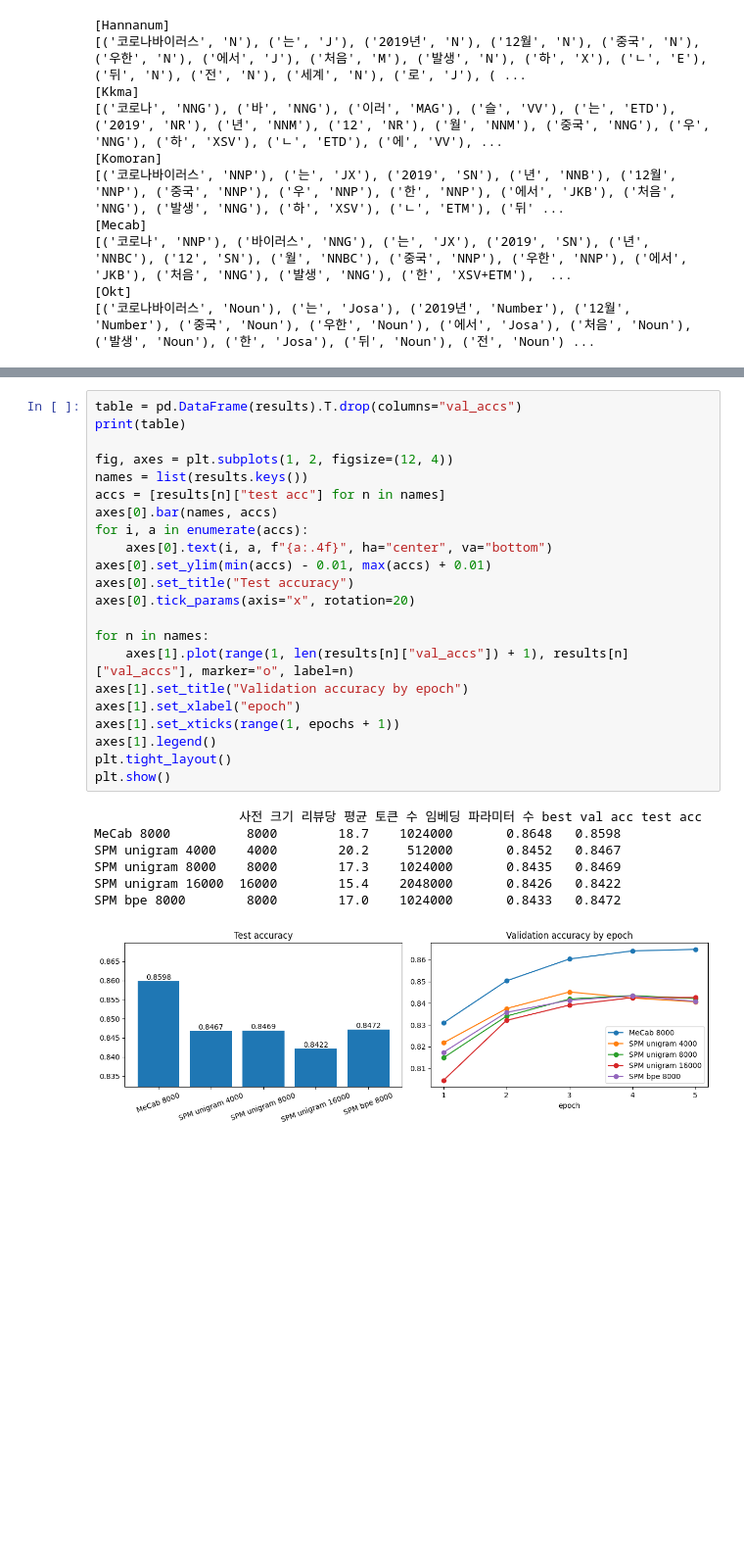
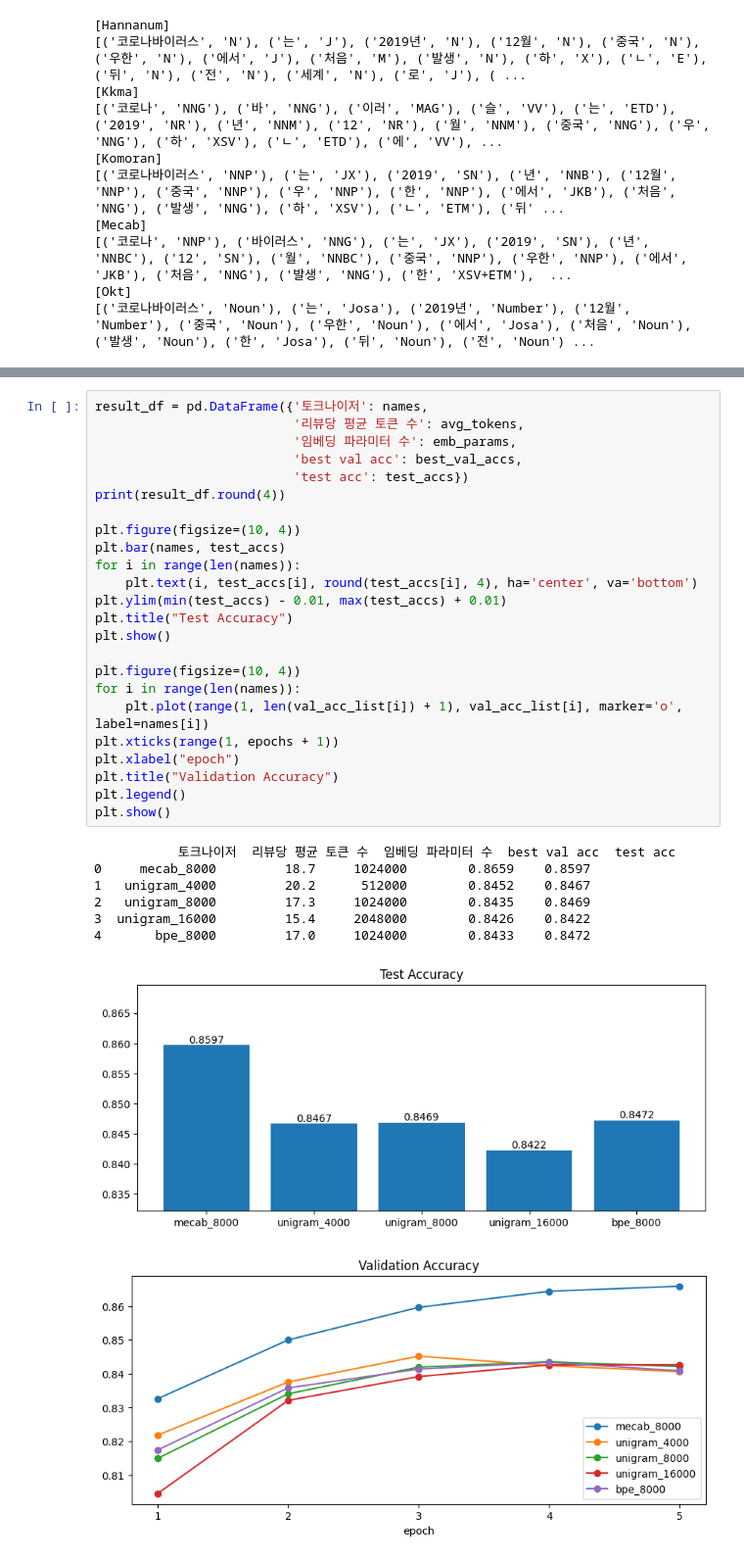
Before and after one commit to kcyoow/ERICA_X_MODULABS_CV_NLP, a Jupyter notebook: NLP/01_Tokenizer_SentencePiece/2 멋진 단어사전 만들기 [프로젝트].ipynb, the cells around one changed output, grey strips where cells are left out. Shown at 98% size. Saved outputs shown, nothing was run; the diff lists cells and outputs as text; blank space fills up the shorter version.

```diff
--- a/NLP/01_Tokenizer_SentencePiece/2 멋진 단어사전 만들기 [프로젝트].ipynb
+++ b/NLP/01_Tokenizer_SentencePiece/2 멋진 단어사전 만들기 [프로젝트].ipynb
@@ -1201,30 +1284,33 @@ for model_type, size in [("unigram", 4000), ("unigram", 8000), ("unigram", 16000
-# %%
-table = pd.DataFrame(results).T.drop(columns="val_accs")
-print(table)
-
-fig, axes = plt.subplots(1, 2, figsize=(12, 4))
-names = list(results.keys())
-accs = [results[n]["test acc"] for n in names]
-axes[0].bar(names, accs)
-for i, a in enumerate(accs):
-    axes[0].text(i, a, f"{a:.4f}", ha="center", va="bottom")
-axes[0].set_ylim(min(accs) - 0.01, max(accs) + 0.01)
-axes[0].set_title("Test accuracy")
-axes[0].tick_params(axis="x", rotation=20)
-
-for n in names:
-    axes[1].plot(range(1, len(results[n]["val_accs"]) + 1), results[n]["val_accs"], marker="o", label=n)
-axes[1].set_title("Validation accuracy by epoch")
-axes[1].set_xlabel("epoch")
-axes[1].set_xticks(range(1, epochs + 1))
-axes[1].legend()
-plt.tight_layout()
-plt.show()
-# %% [output]
-                   사전 크기 리뷰당 평균 토큰 수 임베딩 파라미터 수 best val acc test acc
-MeCab 8000          8000        18.7    1024000       0.8648   0.8598
-SPM unigram 4000    4000        20.2     512000       0.8452   0.8467
-SPM unigram 8000    8000        17.3    1024000       0.8435   0.8469
-SPM unigram 16000  16000        15.4    2048000       0.8426   0.8422
-SPM bpe 8000        8000        17.0    1024000       0.8433   0.8472
-[figure, removed]
+# %%
+result_df = pd.DataFrame({'토크나이저': names,
+                          '리뷰당 평균 토큰 수': avg_tokens,
+                          '임베딩 파라미터 수': emb_params,
+                          'best val acc': best_val_accs,
+                          'test acc': test_accs})
+print(result_df.round(4))
+
+plt.figure(figsize=(10, 4))
+plt.bar(names, test_accs)
+for i in range(len(names)):
+    plt.text(i, test_accs[i], round(test_accs[i], 4), ha='center', va='bottom')
+plt.ylim(min(test_accs) - 0.01, max(test_accs) + 0.01)
+plt.title("Test Accuracy")
+plt.show()
+
+plt.figure(figsize=(10, 4))
+for i in range(len(names)):
+    plt.plot(range(1, len(val_acc_list[i]) + 1), val_acc_list[i], marker='o', label=names[i])
+plt.xticks(range(1, epochs + 1))
+plt.xlabel("epoch")
+plt.title("Validation Accuracy")
+plt.legend()
+plt.show()
+# %% [output]
+           토크나이저  리뷰당 평균 토큰 수  임베딩 파라미터 수  best val acc  test acc
+0     mecab_8000         18.7     1024000        0.8659    0.8597
+1   unigram_4000         20.2      512000        0.8452    0.8467
+2   unigram_8000         17.3     1024000        0.8435    0.8469
+3  unigram_16000         15.4     2048000        0.8426    0.8422
+4       bpe_8000         17.0     1024000        0.8433    0.8472
+[figure, added]
+[figure, added]
```
Also changed, not shown: parts of 21 cells of this notebook.
